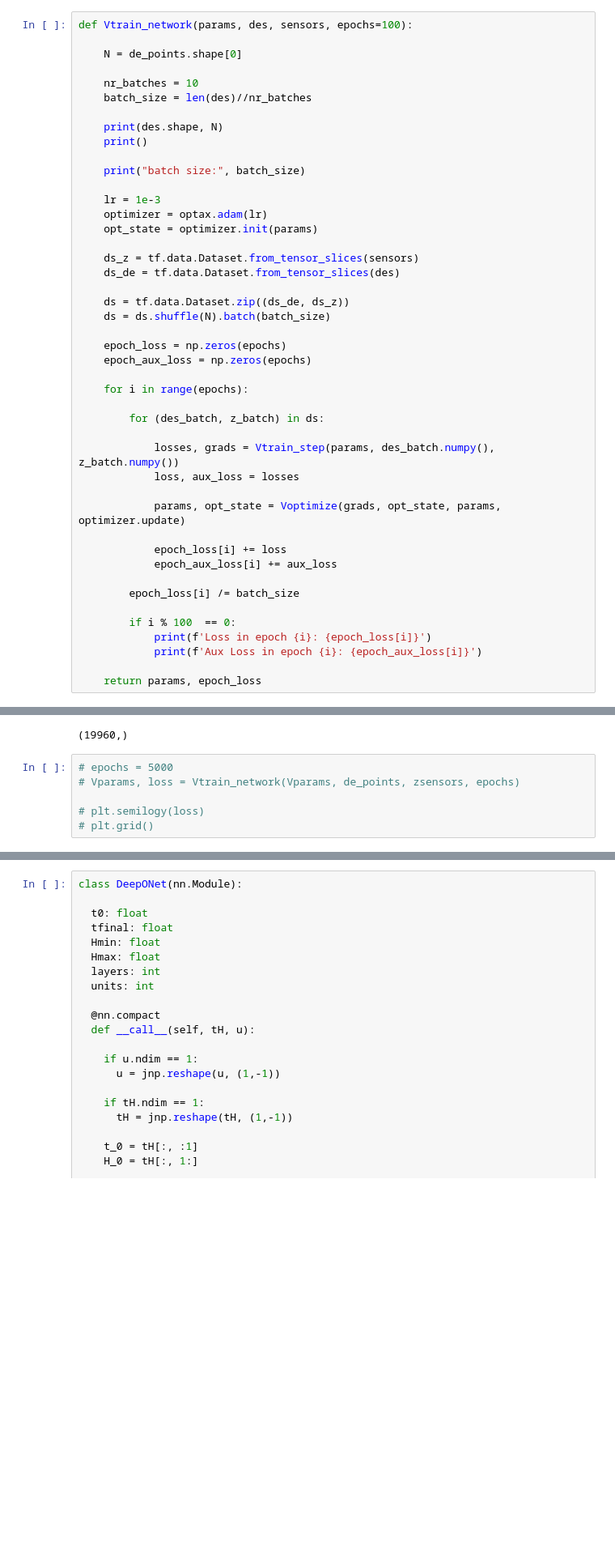
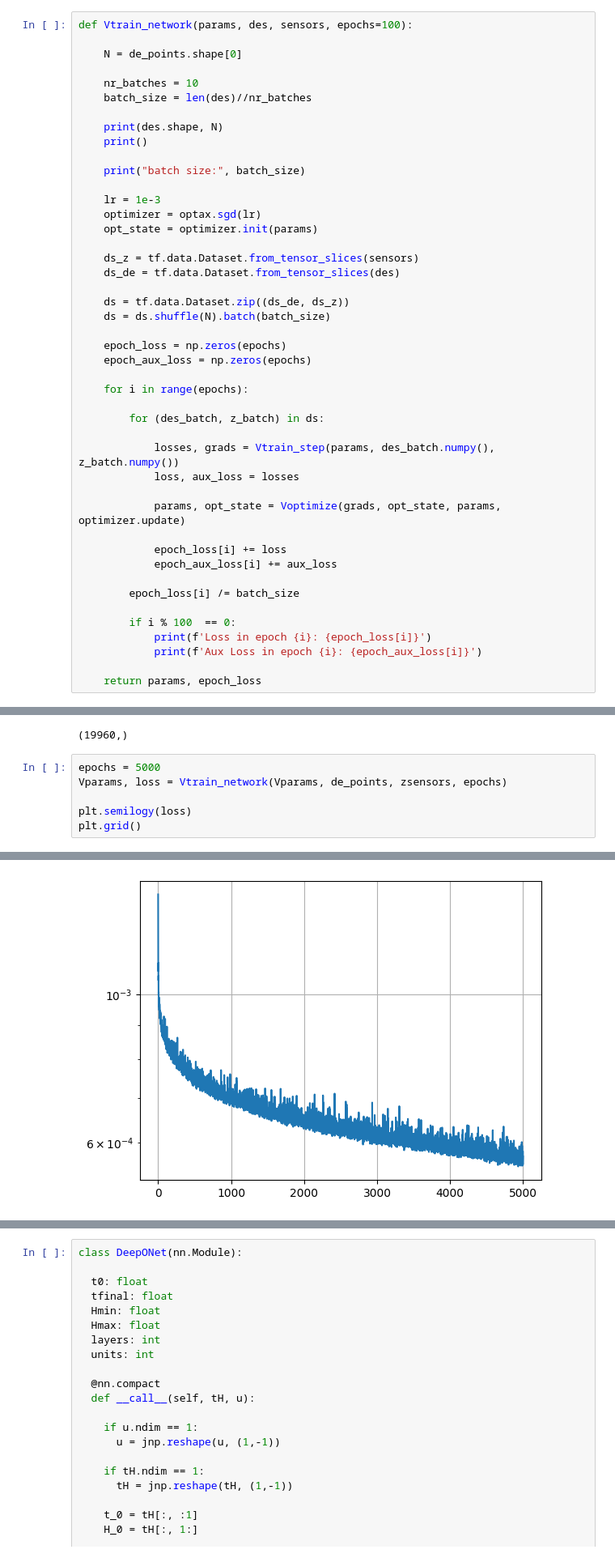
Before and after one commit to WasiimMK/CDeepONet, a Jupyter notebook: Linux/(Test)TimeStepping_ParamsLBFGS_ConsBFGS_DoublePend.ipynb, the cells around one changed output, grey strips where cells are left out. Shown at 81% size. Saved outputs shown, nothing was run; the diff lists cells and outputs as text; blank space fills up the shorter version.

```diff
--- a/Linux/(Test)TimeStepping_ParamsLBFGS_ConsBFGS_DoublePend.ipynb
+++ b/Linux/(Test)TimeStepping_ParamsLBFGS_ConsBFGS_DoublePend.ipynb
@@ -337,7 +337,7 @@ def Vtrain_network(params, des, sensors, epochs=100):
     print("batch size:", batch_size)
 
     lr = 1e-3
-    optimizer = optax.adam(lr)
+    optimizer = optax.sgd(lr)
     opt_state = optimizer.init(params)
 
     ds_z = tf.data.Dataset.from_tensor_slices(sensors)
@@ -388,8 +388,9 @@ Vparams = reconstruct_pytree(tree_info, shapes, Vparams_flat)
 # %% [output]
 (19960,)
 # %%
-# epochs = 5000
-# Vparams, loss = Vtrain_network(Vparams, de_points, zsensors, epochs)
+epochs = 5000
+Vparams, loss = Vtrain_network(Vparams, de_points, zsensors, epochs)
 
-# plt.semilogy(loss)
-# plt.grid()
+plt.semilogy(loss)
+plt.grid()
+# %% [output]
@@ -396,3 +414,4 @@ Vparams = reconstruct_pytree(tree_info, shapes, Vparams_flat)
+[figure, added]
 # %%
 n = 500
 t = np.linspace(t0, tfinal, n)
```
Also changed, not shown: parts of 7 cells of this notebook, 3 other files.
